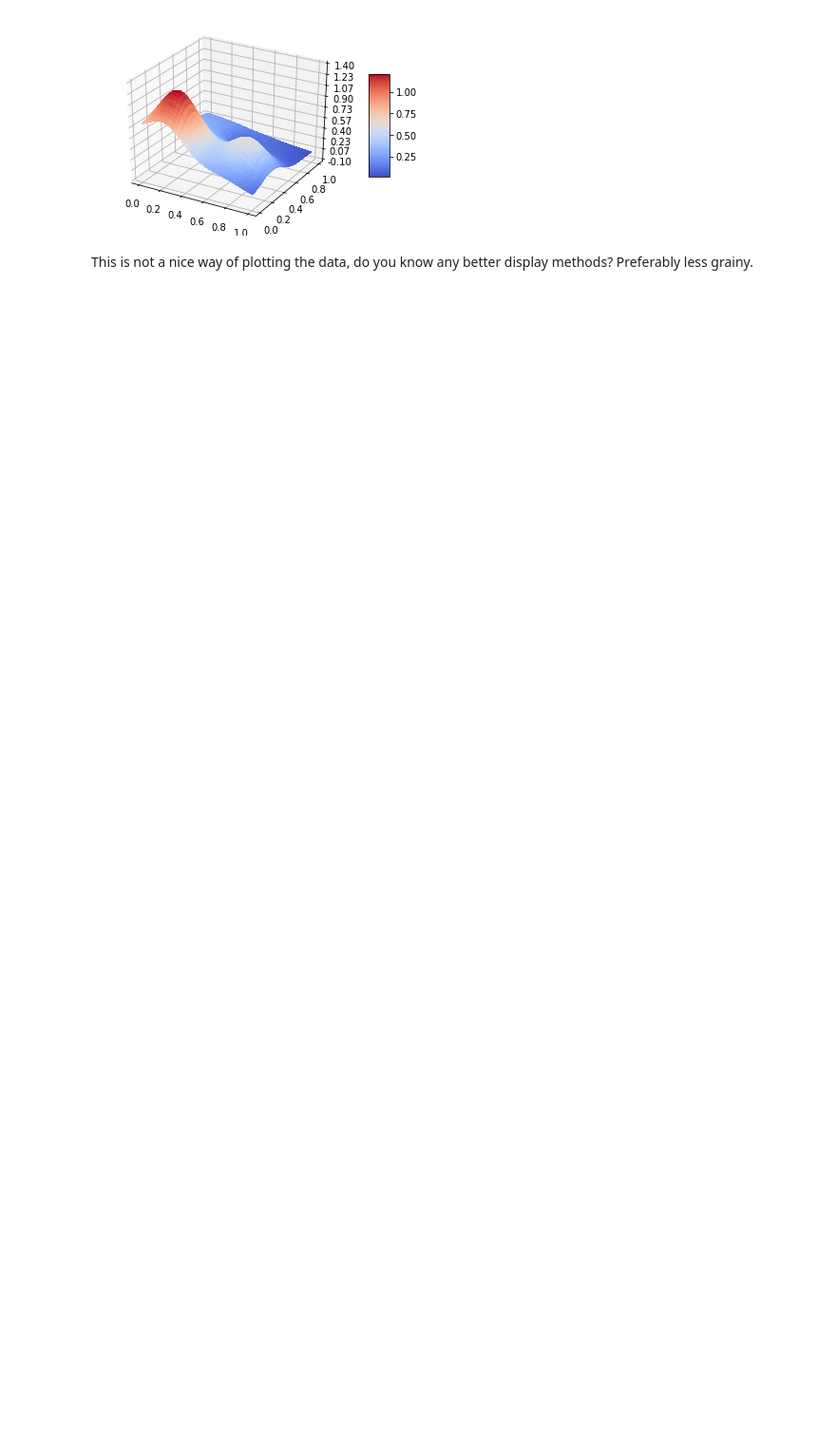
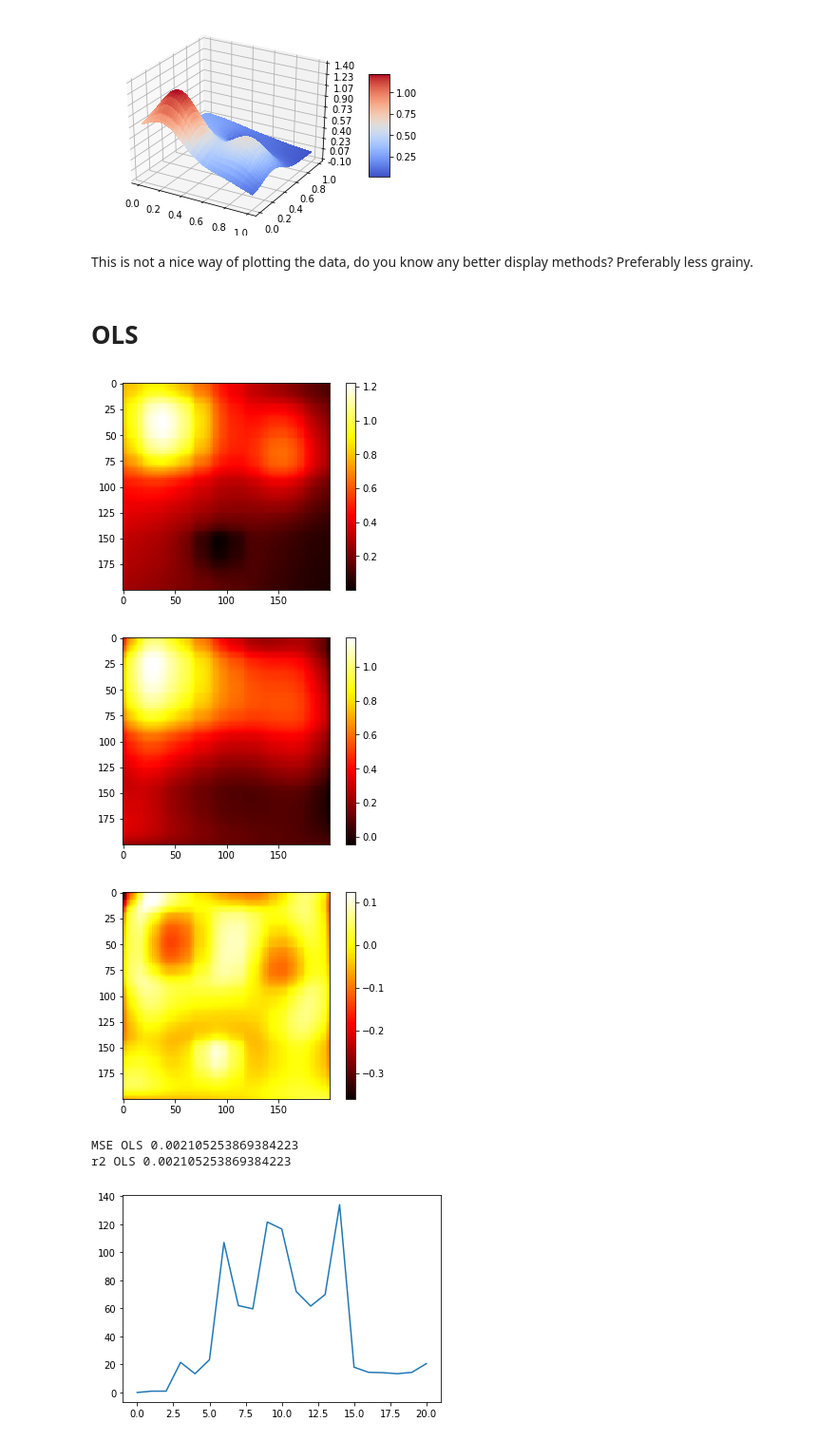
Before and after one commit to sigmunsl/FYS-STK4155, a Jupyter notebook: projects/Project1/Main.ipynb, the cells around one changed output. Shown at 95% size. Drawn from its saved outputs; the diff is of its cells as text; code cells hidden in the pictures; blank space fills up the shorter version.

```diff
--- a/projects/Project1/Main.ipynb
+++ b/projects/Project1/Main.ipynb
@@ -37,3 +37,43 @@ plt.show()
 [figure]
 # %% [markdown]
 This is not a nice way of plotting the data, do you know any better display methods? Preferably less grainy.
+# %% [markdown]
+# OLS
+# %%
+
+beta_ols       = fx.OridinaryLeastSquares(design,np.ravel(frank))
+frank_pred_ols = design @ beta_ols
+
+pred_ols       = frank_pred.reshape((int(len(frank_pred)/n_x),n_x))
+
+plt.imshow(frank, label='test',cmap='hot')
+plt.colorbar()
+plt.show()
+
+plt.imshow(pred_ols, label='pred',cmap='hot')
+plt.colorbar()
+plt.show()
+
+plt.imshow(pred_ols-frank, label='differance',cmap='hot')
+plt.colorbar()
+plt.show()
+
+# mean squared error
+mse_ols   = fx.MSE(frank,pred_ols)
+print('MSE OLS', mse_ols)
+
+# R2 score
+r2_ols    = fx.R2Score(frank,pred_ols)
+print('r2 OLS', mse_ols)
+
+# variance beta
+var_ols   = fx.VarianceBeta(design)
+plt.plot(var_ols)
+plt.show()
+# %% [output]
+[figure, added]
+[figure, added]
+[figure, added]
+MSE OLS 0.002105253869384223
+r2 OLS 0.002105253869384223
+[figure, added]
```
Also changed, not shown: parts of 2 cells of this notebook, 1 other file.
